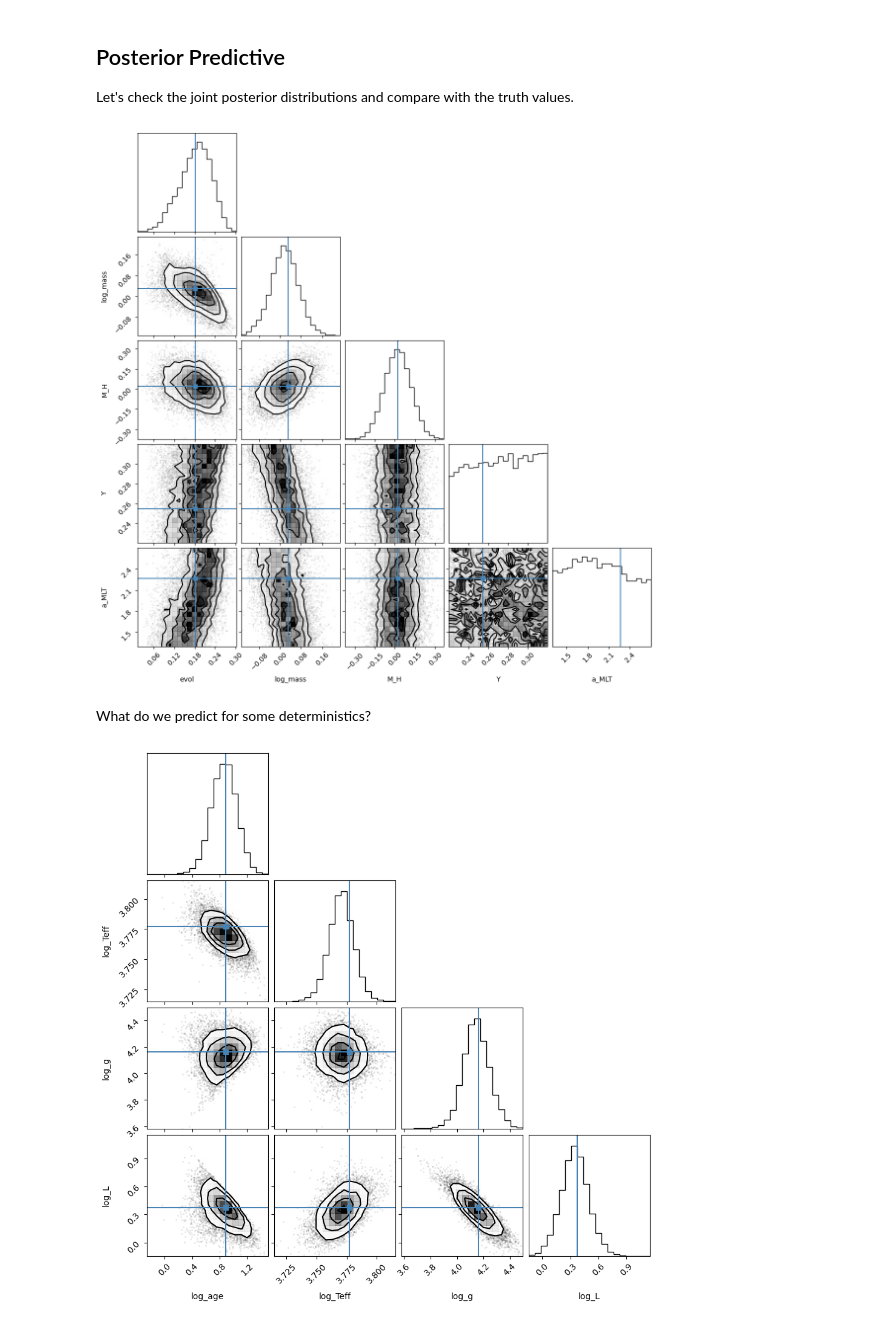
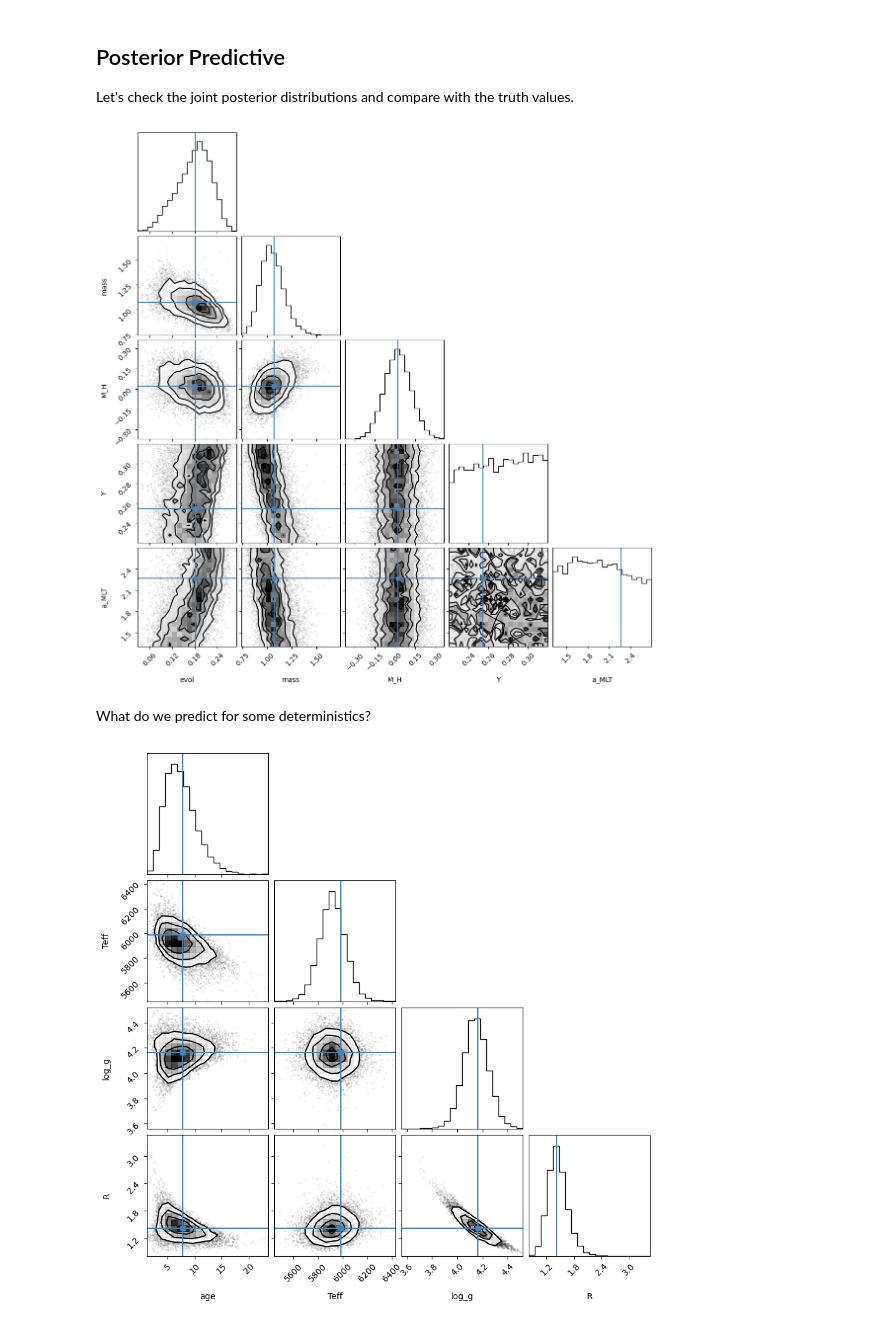
Before and after one commit to alexlyttle/scalable-stellar-inference, a Jupyter notebook: notebook/single-star-spec.ipynb, the cells around one changed output. Cells and saved outputs as stored; diff of their text form; code cells hidden in the pictures.

Commit message:
Update with non-log Teff

```diff
--- a/notebook/single-star-spec.ipynb
+++ b/notebook/single-star-spec.ipynb
@@ -72,7 +77,7 @@ mu_mh = truths["M_H"] + sigma_mh * random.normal(key)  # add noise to metallicit
 # Create dictionary of model constants
 const = {
     "M_H": dict(loc=mu_mh, scale=sigma_mh),
-    "log_Teff": dict(scale=0.01),
+    "Teff": dict(scale=100.),
     "log_g": dict(scale=0.1),
 }
 
@@ -124,7 +131,7 @@ Now we synthesize observable parameters for the model.
 # %%
 rng, *keys = random.split(rng, 3)
 obs = {
-    "log_Teff": truths["log_Teff"] + const["log_Teff"]["scale"] * random.normal(keys[0]),
+    "Teff": truths["Teff"] + const["Teff"]["scale"] * random.normal(keys[0]),
     "log_g": truths["log_g"] + const["log_g"]["scale"] * random.normal(keys[1]),
 }
 # %% [markdown]
@@ -186,14 +196,14 @@ az.summary(data)
 
 Let's check the joint posterior distributions and compare with the truth values.
 # %%
-var_names = model.star.param_names
+var_names = ["evol", "mass", "M_H", "Y", "a_MLT"]
 fig = corner(data, group="posterior", var_names=var_names, truths=truths)
 # %% [output]
-[figure, old version]
+[figure, new version]
 # %% [markdown]
 What do we predict for some deterministics?
 # %%
-var_names = ["log_age", "log_Teff", "log_g", "log_L"]
+var_names = ["age", "Teff", "log_g", "R"]
 fig = corner(data, group="posterior", var_names=var_names, truths=truths)
 # %% [output]
-[figure, old version]
+[figure, new version]
```
Also changed, not shown: parts of 9 cells of this notebook.
